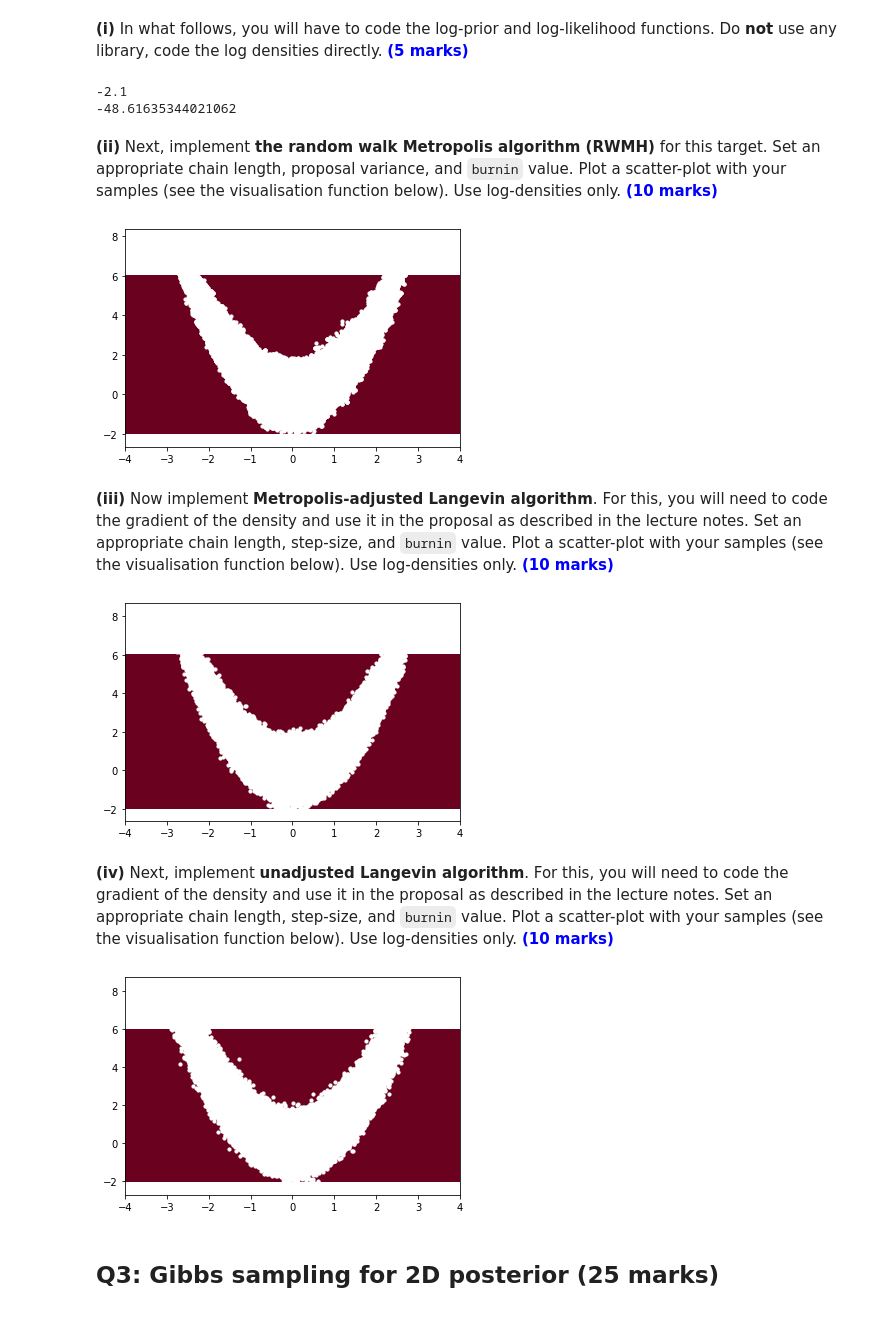
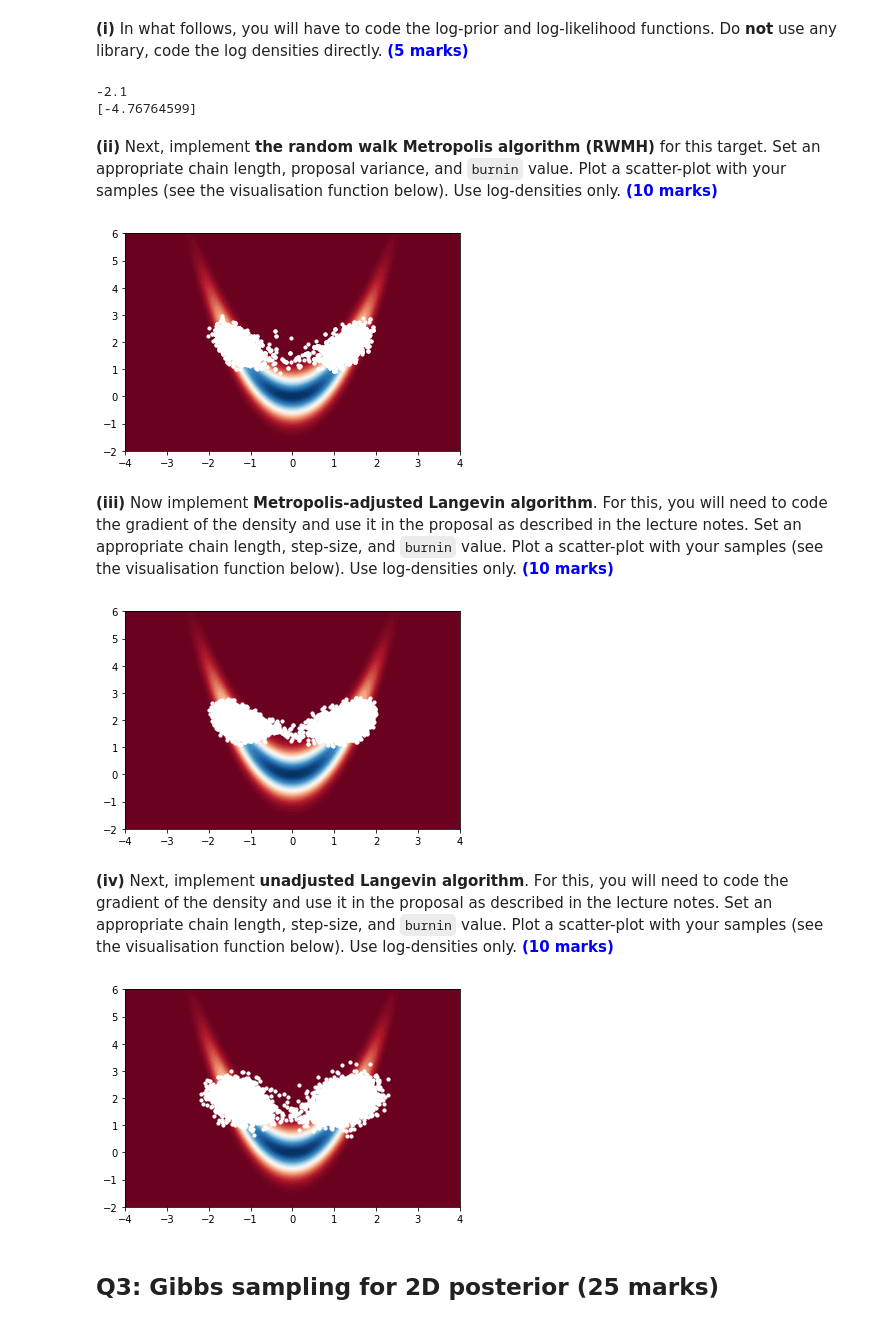
Before and after one commit to l-khali/stochastic_simulation, a Jupyter notebook: coursework/Stochastic Simulation Coursework 2023(1).ipynb, the cells around one changed output. Saved outputs shown, nothing was run; the diff lists cells and outputs as text; code cells hidden in the pictures.

```diff
--- a/coursework/Stochastic Simulation Coursework 2023(1).ipynb
+++ b/coursework/Stochastic Simulation Coursework 2023(1).ipynb
@@ -172,37 +170,39 @@ def log_prior(x): # fill in the arguments
     x2 = x[1]
     return -x1**2/10 - x2**2/10 - 2*(x2 - x1**2)**2
 
-def log_likelihood(y, x, sig): # fill in the arguments
+def log_likelihood(y, x, sig_lik): # fill in the arguments
     # fill in the function
-    return (-(y - H @ x) ** 2/(2 * sig ** 2) - np.log(sig * np.sqrt(2 * np.pi)))[0]
+    return (-(y - H @ x) ** 2/(2 * sig_lik) - np.log(np.sqrt(2 * np.pi * sig_lik)))
 
 # uncomment below and evaluate your prior and likelihood (do not remove)
 print(log_prior([0, 1]))
 print(log_likelihood(y, np.array([0, 1]), sig_lik))
 # %% [output]
 -2.1
--48.61635344021062
+[-4.76764599]
 # %% [markdown]
 **(ii)** Next, implement **the random walk Metropolis algorithm (RWMH)** for this target. Set an appropriate chain length, proposal variance, and `burnin` value. Plot a scatter-plot with your samples (see the visualisation function below). Use log-densities only. **<span style="color:blue">(10 marks)</span>**
 # %%
 # fill in your code here
+N = 10000
 x = np.zeros((N,2))
 
 # initial values
 x[0, :] = np.array([0, 0])
 
 # parameters
-burnin = 200
-N = 1000000
+burnin = int(N * 0.2)
+sig_proposal = 0.5
 
 for n in range(1, N):
     # random walk
-    x_s = x[n-1, :] + sig_lik * np.random.randn(2)
+    x_s = x[n-1, :] + sig_proposal * rng.normal(0,1,2) # standard normal noise
 
     # metropolis
     u = rng.uniform(0, 1)
 
-    if np.log(u) < log_prior(x_s) - log_prior(x[n-1, :]):
+    # target as given on pg 105
+    if np.log(u) < log_prior(x_s) + log_likelihood(y, x_s, sig_lik) - log_prior(x[n-1, :]) - log_likelihood(y, x[n-1, :], sig_lik):
         x[n, :] = x_s
     else:
         x[n, :] = x[n-1, :]
@@ -227,7 +227,7 @@ plt.show()
 # plt.scatter(x[:, 0], x[:, 1], s=10 , c='white')
 # in the above code.
 # %% [output]
-[figure, old version]
+[figure, new version]
 # %% [markdown]
 **(iii)** Now implement **Metropolis-adjusted Langevin algorithm**. For this, you will need to code the gradient of the density and use it in the proposal as described in the lecture notes. Set an appropriate chain length, step-size, and `burnin` value. Plot a scatter-plot with your samples (see the visualisation function below). Use log-densities only. **<span style="color:blue">(10 marks)</span>**
 # %%
@@ -237,17 +237,16 @@ def grad_log_prior(x): # fill in the arguments
     x2 = x[1]
     return np.array([(-x1/5 + 8*x1*(x2 - x1**2)), (-x2/5 - 4*(x2 - x1**2))])
 
-def grad_log_likelihood(): # fill in the arguments
+def grad_log_likelihood(y, x, sig_lik): # fill in the arguments
     # fill in the function
-    pass # remove this line
-    return # fill in the return value
+    return np.array([0, ((y - x[1])/sig_lik)])
 
-def log_MALA_kernel(x_s, x, gamma, grad_log_prior): # fill in the arguments
+def log_MALA_kernel(x_s, x, gamma): # fill in the arguments
     # fill in the function
     return - (1/(4 * gamma)) * np.linalg.norm(x_s - x - gamma * grad_log_prior(x)) ** 2
 
-gamma = 0.01
-N = 1000000
+gamma = 0.02
+N = 50000
 burnin = 200
 
 # initisl values are zeros
@@ -257,9 +256,9 @@ sigma = np.sqrt(2 * gamma)
 
 for n in range(1, N):
     u = rng.uniform(0,1)
-    x_s_l = x[n-1, :] + gamma * grad_log_prior(x[n-1, :]) + sigma * rng.normal(0, 1, 2)
+    x_s_l = x[n-1, :] + gamma * (grad_log_prior(x[n-1, :]) + grad_log_likelihood(y[0], x[n-1, :], sig_lik)) + sigma * rng.normal(0, 1, 2)
     u = rng.uniform(0, 1)
-    if np.log(u) < log_prior(x_s_l) - log_prior(x[n-1, :]) + log_MALA_kernel(x[n-1, :], x_s_l, gamma , grad_log_prior ) -log_MALA_kernel(x_s_l ,x[n-1, :], gamma, grad_log_prior ):
+    if np.log(u) < log_prior(x_s_l) + log_likelihood(y[0], x_s_l, sig_lik) - log_prior(x[n-1, :]) - log_likelihood(y[0], x[n-1, :], sig_lik) + log_MALA_kernel(x[n-1, :], x_s_l, gamma) -log_MALA_kernel(x_s_l ,x[n-1, :], gamma):
         x[n, :] = x_s_l
     else:
         x[n, :] = x[n-1, :]
@@ -284,48 +283,47 @@ plt.show()
 # plt.scatter(x[:, 0], x[:, 1], s=10 , c='white')
 # in the above code.
 # %% [output]
-[figure, old version]
+[figure, new version]
 # %% [markdown]
 **(iv)** Next, implement **unadjusted Langevin algorithm**. For this, you will need to code the gradient of the density and use it in the proposal as described in the lecture notes. Set an appropriate chain length, step-size, and `burnin` value. Plot a scatter-plot with your samples (see the visualisation function below). Use log-densities only. **<span style="color:blue">(10 marks)</span>**
 # %%
 # fill in your code here
 
 # parameters
-gam = 0.01
+gam = 0.03
 sigma = np.sqrt(2 * gam)
-N = 1000000
+N = 10000
 burnin = 200
 
 # initial values are zeros
 x = np.zeros((N, 2))
 
 for n in range(1, N):
-    v = rng.normal(0, 1, 2)
-    x[n, :] = x[n-1,:] + gamma * grad_log_prior(x[n-1,:]) + sigma * v
+    x[n, :] = x[n-1, :] + gam * (grad_log_prior(x[n-1, :]) + grad_log_likelihood(y[0], x[n-1, :], sig_lik)) + sigma * rng.normal(0, 1, 2)
 
 
 
 # uncomment and plot your results (do not remove)
 x_bb = np.linspace(-4, 4, 100)
 y_bb = np.linspace(-2, 6, 100)
 X_bb , Y_bb = np.meshgrid(x_bb , y_bb)
 Z_bb = np.zeros((100 , 100))
 for i in range(100):
     for j in range(100):
         Z_bb[i, j] = prior([X_bb[i, j], Y_bb[i, j]])
 plt.contourf(X_bb , Y_bb , Z_bb , 100 , cmap='RdBu')
-plt.scatter(x[:, 0], x[:, 1], s=10 , c='white')
+plt.scatter(x[burnin:, 0], x[burnin:, 1], s=10 , c='white')
 plt.show()
 
 # Note that above x vector (your samples) is assumed to be (N, 2).
 # It does not have to be this way (You can change the name of the variable x too).
 # i.e., If your x vector is (2, N), then use
 # plt.scatter(x[0, :], x[1, :], s=10 , c='white')
 # instead of
 # plt.scatter(x[:, 0], x[:, 1], s=10 , c='white')
 # in the above code.
 # %% [output]
-[figure, old version]
+[figure, new version]
 # %% [markdown]
 ## Q3: Gibbs sampling for 2D posterior (25 marks)
 # %% [markdown]
```
Also changed, not shown: parts of 8 cells of this notebook, 1 other file.
